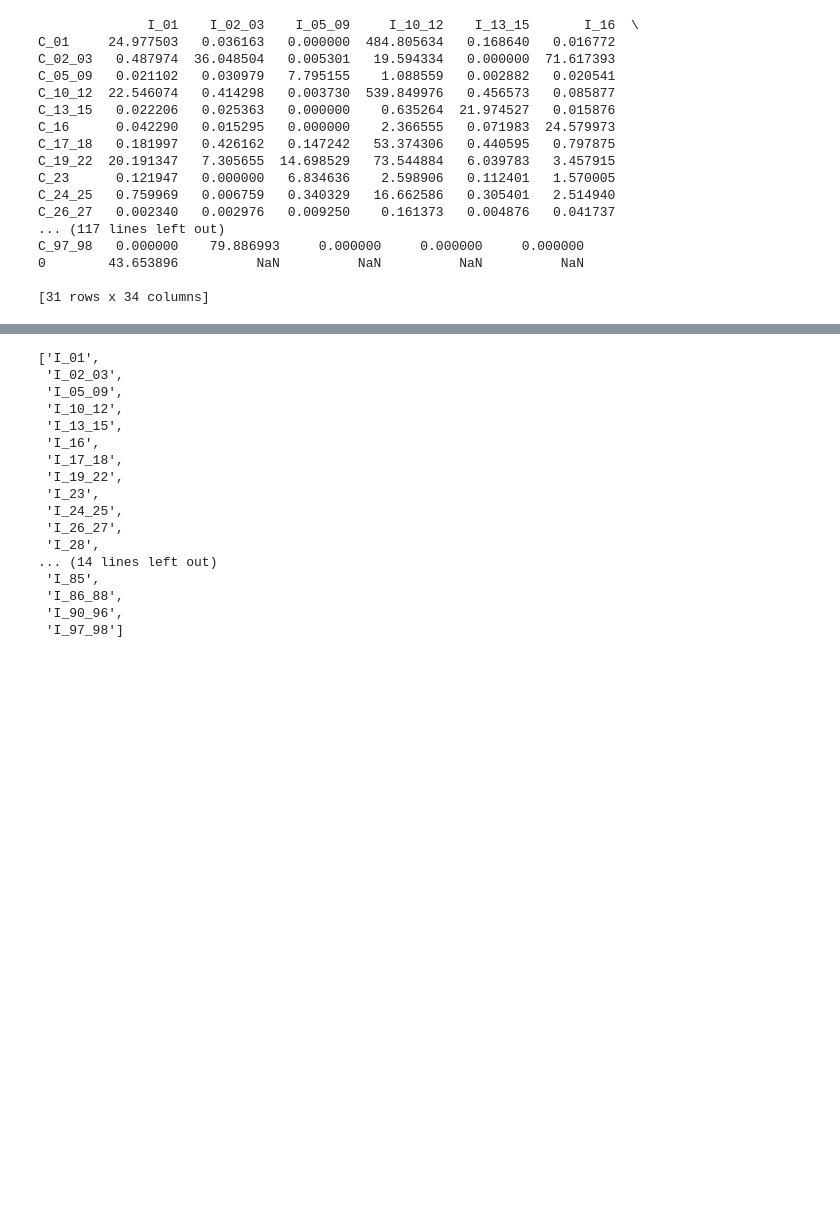
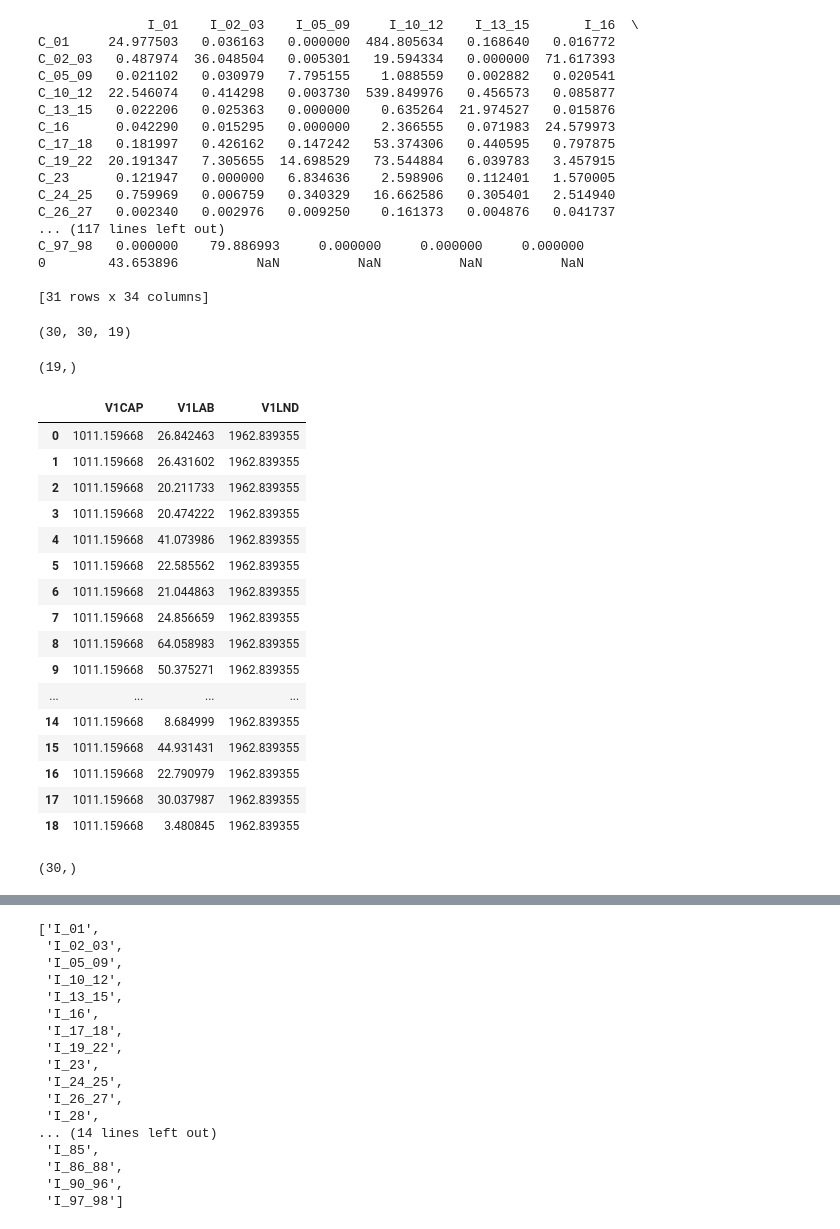
Before and after one commit to pttry/alta, a Jupyter notebook: Read_har.ipynb, the cells around one changed output, grey strips where cells are left out. Cells and saved outputs as stored; diff of their text form; code cells hidden in the pictures; blank space fills up the shorter version.

Commit message:
use table first ready

```diff
--- a/Read_har.ipynb
+++ b/Read_har.ipynb
@@ -53,6 +53,42 @@ va_labour_obj = premod.getHeaderArrayObj("1LAB")
 va_capital_obj = premod.getHeaderArrayObj("1CAP")
 va_land_obj = premod.getHeaderArrayObj("1LND")
 reg_use = ho.regUseTables(use_obj, va_labour_obj, va_capital_obj, va_land_obj)
+# %%
+use_obj["array"][:,0,0:len(va_labour_obj["sets"][0]["dim_desc"]),:].shape
+# %% [output]
+(30, 30, 19)
+# %%
+va_labour_obj["array"].sum(axis = 1)[0].shape
+# %% [output]
+(19,)
+# %%
+pd.DataFrame(\
+                                    {va_labour_obj["coeff_name"].strip(): va_labour_obj["array"].sum(axis = 1)[1],\
+                                     va_capital_obj["coeff_name"].strip(): va_capital_obj["array"].sum(axis = 1)[1],\
+                                     va_land_obj["coeff_name"].strip(): va_land_obj["array"].sum(axis = 1)[1]},\
+                                     )
+# %% [output]
+|  | V1CAP | V1LAB | V1LND |
+| 0 | 1011.159668 | 26.842463 | 1962.839355 |
+| 1 | 1011.159668 | 26.431602 | 1962.839355 |
+| 2 | 1011.159668 | 20.211733 | 1962.839355 |
+| 3 | 1011.159668 | 20.474222 | 1962.839355 |
+| 4 | 1011.159668 | 41.073986 | 1962.839355 |
+| 5 | 1011.159668 | 22.585562 | 1962.839355 |
+| 6 | 1011.159668 | 21.044863 | 1962.839355 |
+| 7 | 1011.159668 | 24.856659 | 1962.839355 |
+| 8 | 1011.159668 | 64.058983 | 1962.839355 |
+| 9 | 1011.159668 | 50.375271 | 1962.839355 |
+| ... | ... | ... | ... |
+| 14 | 1011.159668 | 8.684999 | 1962.839355 |
+| 15 | 1011.159668 | 44.931431 | 1962.839355 |
+| 16 | 1011.159668 | 22.790979 | 1962.839355 |
+| 17 | 1011.159668 | 30.037987 | 1962.839355 |
+| 18 | 1011.159668 | 3.480845 | 1962.839355 |
+# %%
+va_land_obj["array"][:,1].shape
+# %% [output]
+(30,)
 # %%
 reg_use.tables["Uusimaa"].table2
 # %% [output]
```
Also changed, not shown: 1 other file.
